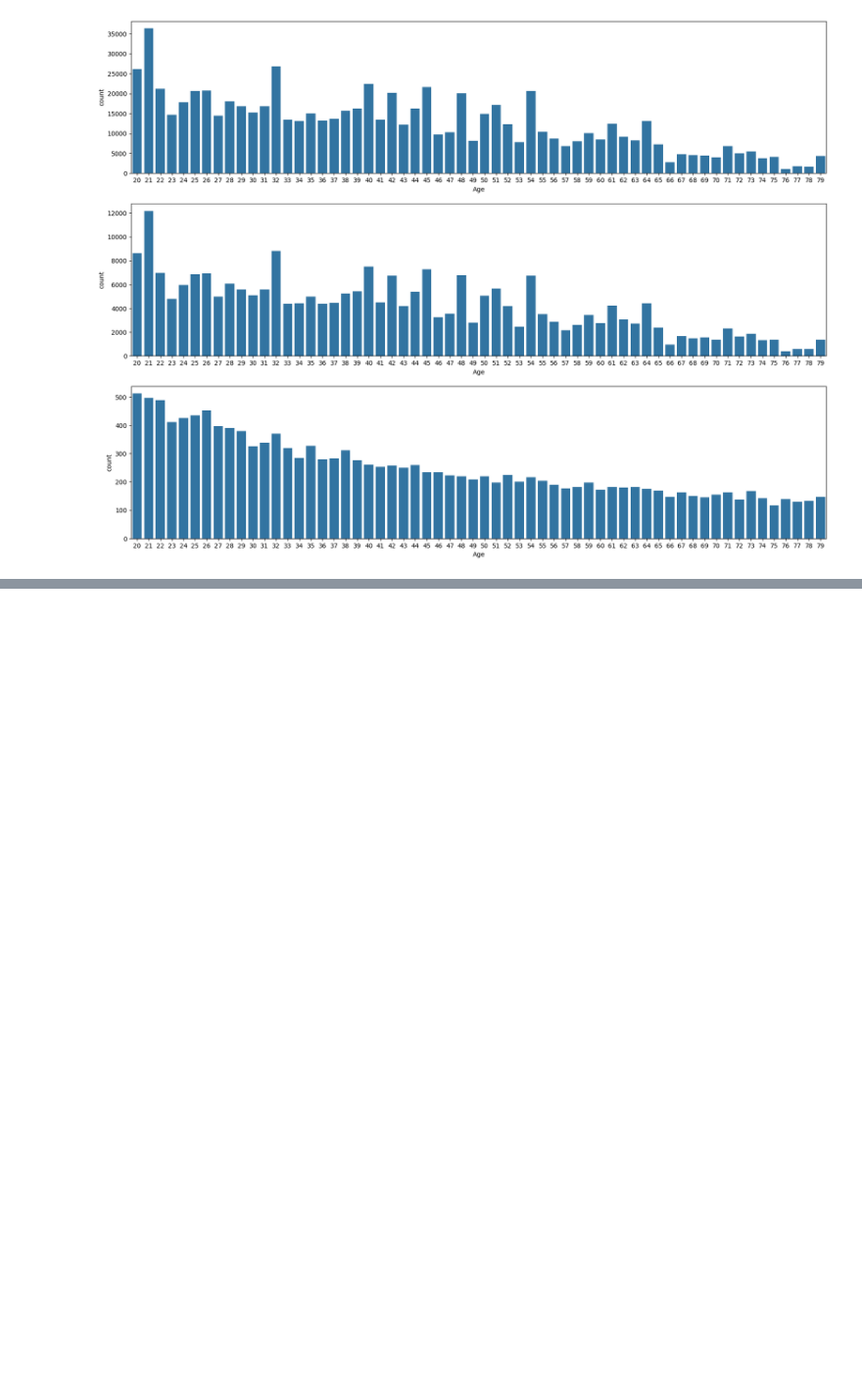
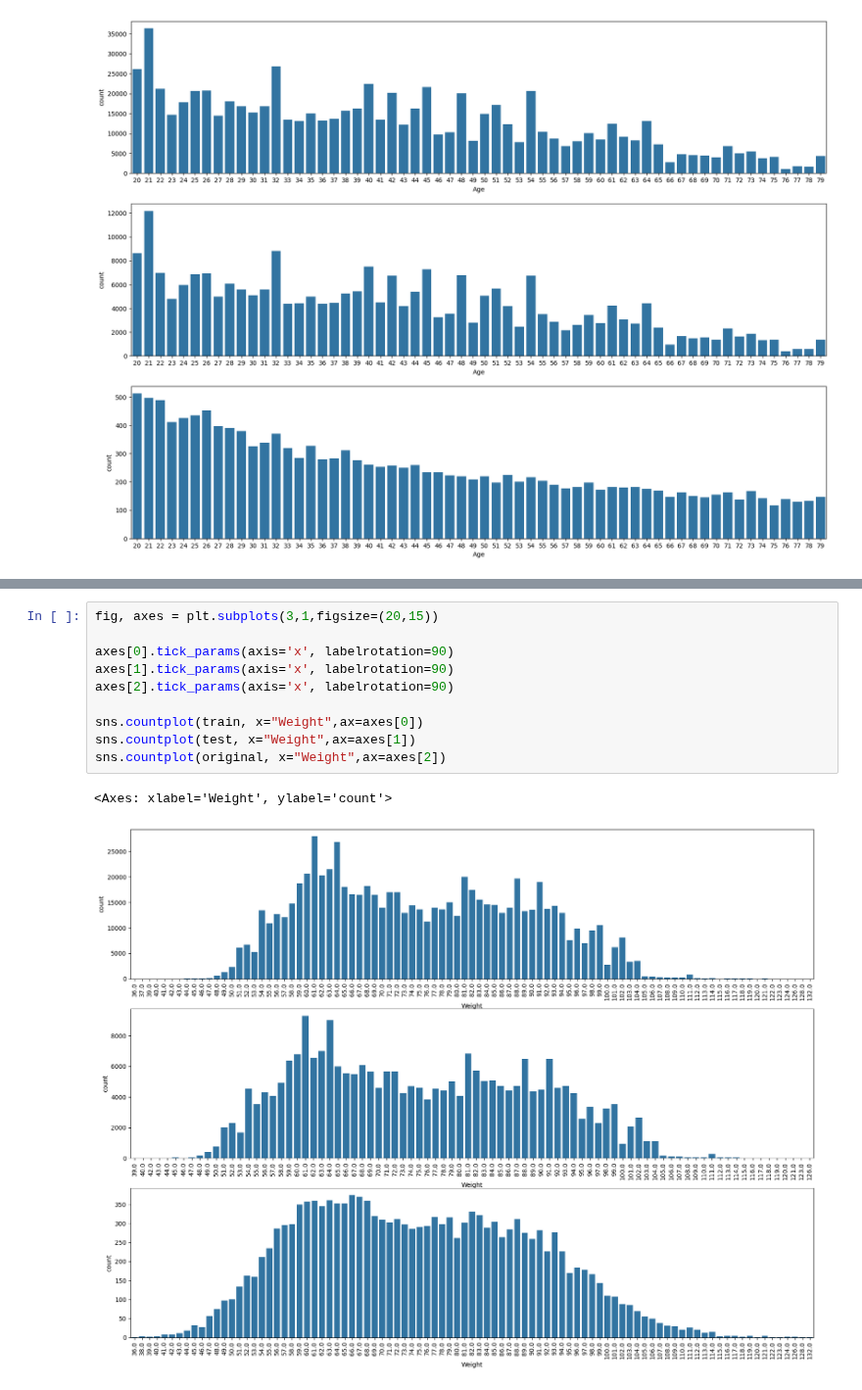
Before and after one commit to LoneCoder21/Kaggle-Notebooks, a Jupyter notebook: Regression/Calorie Expenditure/eda.ipynb, the cells around one changed output, grey strips where cells are left out. Shown at 98% size. Drawn from its saved outputs; the diff is of its cells as text; blank space fills up the shorter version.

```diff
--- a/Regression/Calorie Expenditure/eda.ipynb
+++ b/Regression/Calorie Expenditure/eda.ipynb
@@ -158,0 +193,13 @@ Original distribution for Age seems more uniform than both train and test. train
+# %%
+fig, axes = plt.subplots(3,1,figsize=(20,15))
+
+axes[0].tick_params(axis='x', labelrotation=90)
+axes[1].tick_params(axis='x', labelrotation=90)
+axes[2].tick_params(axis='x', labelrotation=90)
+
+sns.countplot(train, x="Weight",ax=axes[0])
+sns.countplot(test, x="Weight",ax=axes[1])
+sns.countplot(original, x="Weight",ax=axes[2])
+# %% [output]
+<Axes: xlabel='Weight', ylabel='count'>
+[figure, added]
```
Also changed, not shown: parts of 8 cells of this notebook.
